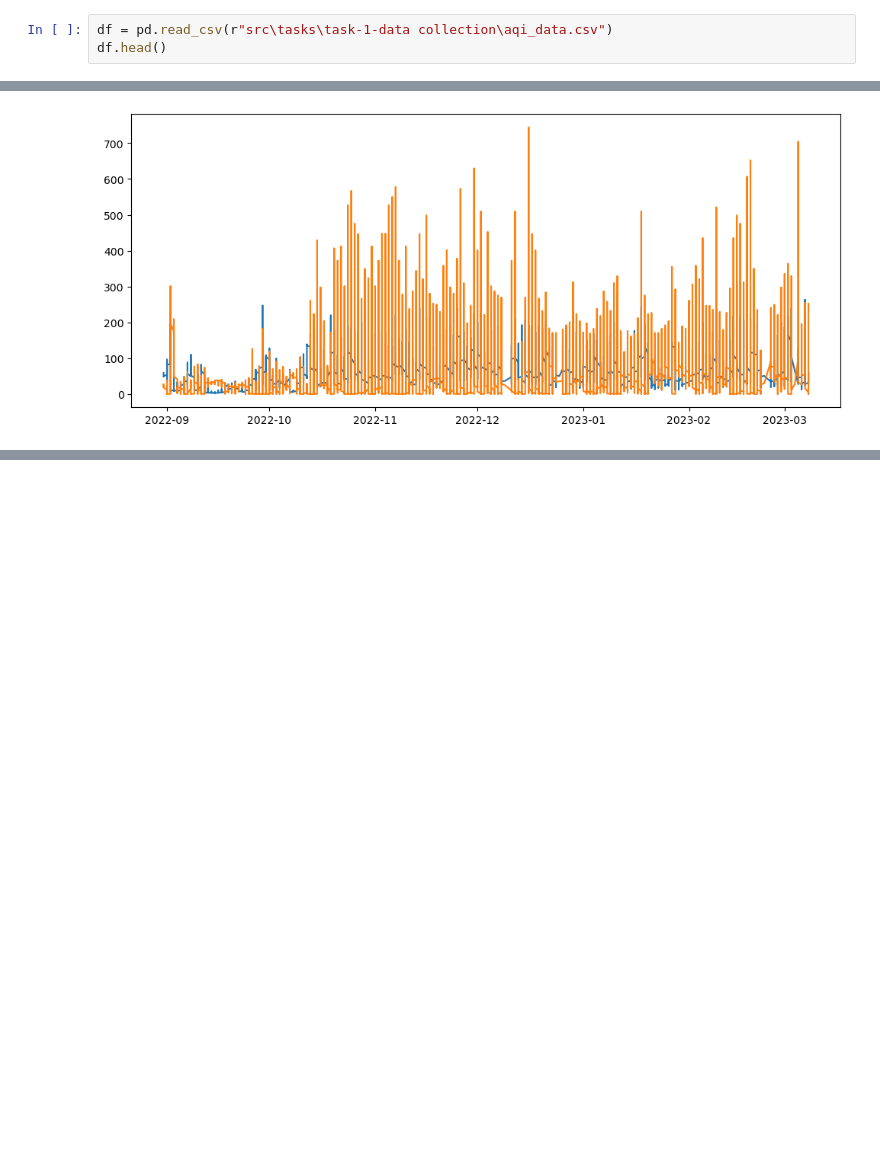
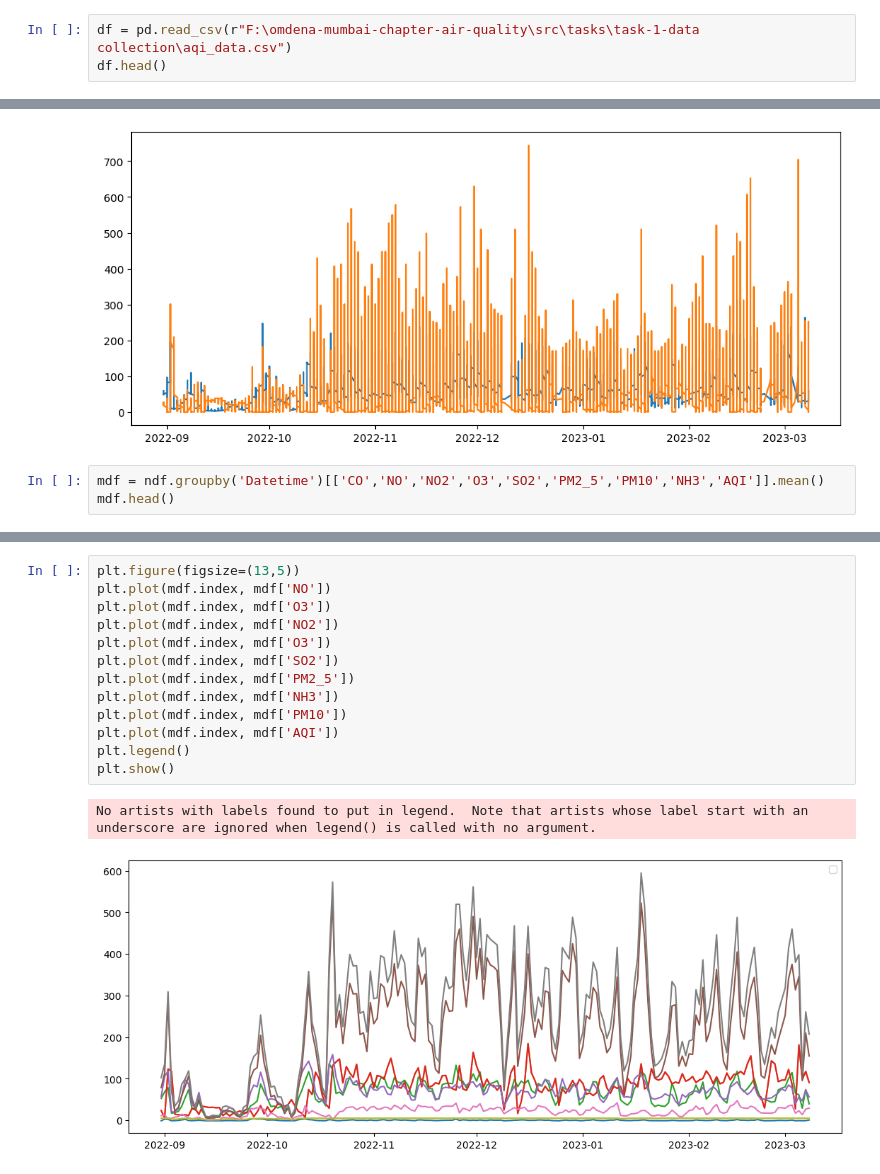
Before and after one commit to OmdenaAI/omdena-mumbai-chapter-air-quality, a Jupyter notebook: src/tasks/task-2-eda/aqi_apidata_eda.ipynb, the cells around one changed output, grey strips where cells are left out. Saved outputs shown, nothing was run; the diff lists cells and outputs as text; blank space fills up the shorter version.

Commit message:
aqi_data

```diff
--- a/src/tasks/task-2-eda/aqi_apidata_eda.ipynb
+++ b/src/tasks/task-2-eda/aqi_apidata_eda.ipynb
@@ -5,7 +5,7 @@ import numpy as np
 import seaborn as sns
 import datetime
 # %%
-df = pd.read_csv(r"src\tasks\task-1-data collection\aqi_data.csv")
+df = pd.read_csv(r"F:\omdena-mumbai-chapter-air-quality\src\tasks\task-1-data collection\aqi_data.csv")
 df.head()
 # %% [output]
 |  | Unnamed: 0 | Datetime | CO | NO | NO2 | O3 | SO2 | PM2_5 | PM10 | NH3 | AQI |
@@ -65,3 +65,6 @@ plt.plot(ndf['Datetime'], ndf['O3'])
 plt.show()
 # %% [output]
 [figure]
+# %%
+mdf = ndf.groupby('Datetime')[['CO','NO','NO2','O3','SO2','PM2_5','PM10','NH3','AQI']].mean()
+mdf.head()
@@ -67,0 +79,16 @@ plt.show()
+# %%
+plt.figure(figsize=(13,5))
+plt.plot(mdf.index, mdf['NO'])
+plt.plot(mdf.index, mdf['O3'])
+plt.plot(mdf.index, mdf['NO2'])
+plt.plot(mdf.index, mdf['O3'])
+plt.plot(mdf.index, mdf['SO2'])
+plt.plot(mdf.index, mdf['PM2_5'])
+plt.plot(mdf.index, mdf['NH3'])
+plt.plot(mdf.index, mdf['PM10'])
+plt.plot(mdf.index, mdf['AQI'])
+plt.legend()
+plt.show()
+# %% [output]
+No artists with labels found to put in legend.  Note that artists whose label start with an underscore are ignored when legend() is called with no argument.
+[figure, added]
```
Also changed, not shown: parts of 4 cells of this notebook.
